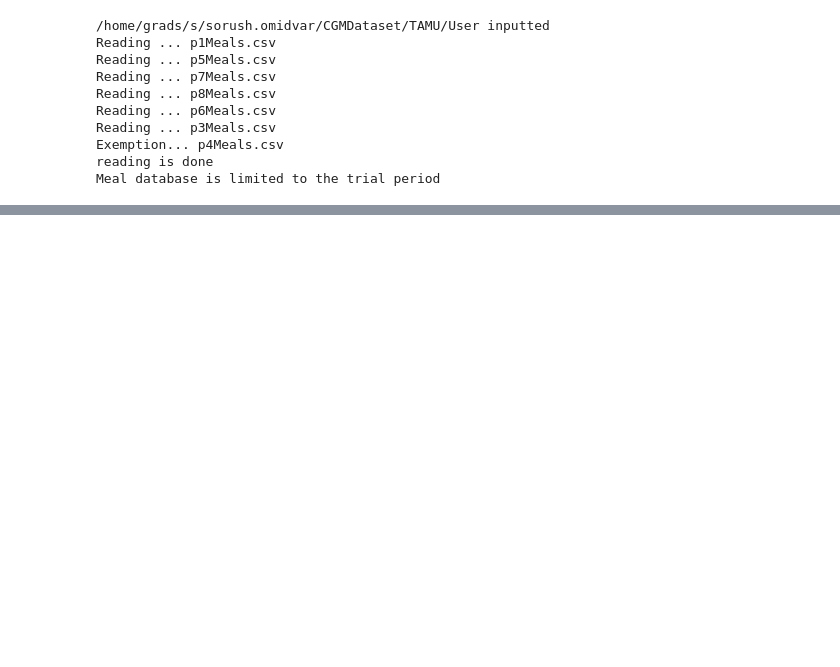
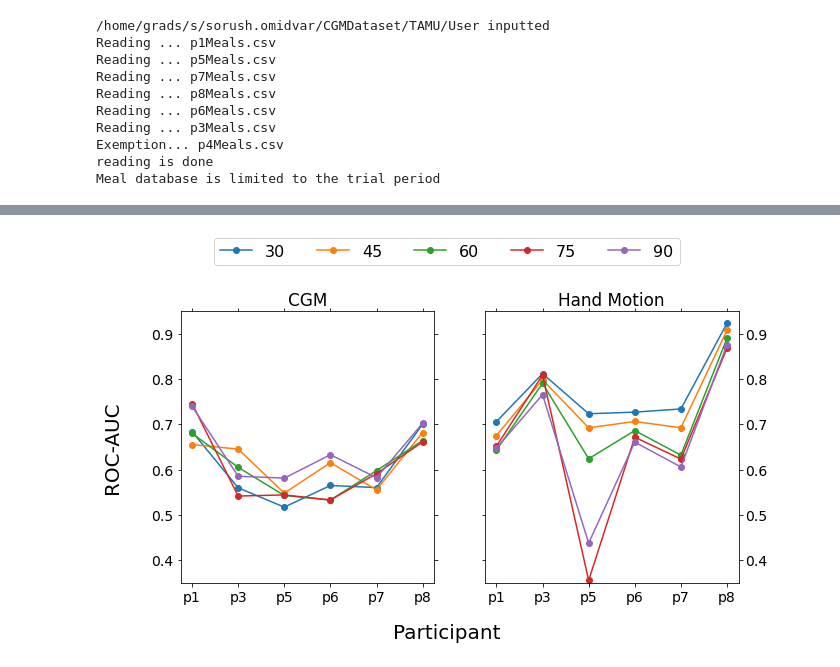
Before and after one commit to somidvar/STMI-CGM-Predictor, a Jupyter notebook: trialProcessor.ipynb, the cells around one changed output, grey strips where cells are left out. Cells and saved outputs as stored; diff of their text form; code cells hidden in the pictures; blank space fills up the shorter version.

Commit message:
Major: The code is finalized and ready to be hand off

```diff
--- a/trialProcessor.ipynb
+++ b/trialProcessor.ipynb
@@ -1396,23 +1472,49 @@ def metricSummarizer(metricName):
 # plt.figure(figsize=(15,15))
 # plt.bar(x,y)
 # plt.xticks(x, rotation='vertical')
-# %%
-sensors=['CGM','HR','Motion','Temperature','EDA']
-for sensor in sensors:
-    # dfAnalytics=pd.read_excel('/home/grads/s/sorush.omidvar/STMI-CGM-Predictor/BigWindowAnalytics.xlsx')
-    dfAnalytics=pd.read_excel('/home/grads/s/sorush.omidvar/STMI-CGM-Predictor/SmallWindowAnalytics.xlsx')
-    dfAnalytics=dfAnalytics[dfAnalytics['Combination']==sensor]
-    pd.pivot_table(dfAnalytics.reset_index(),
-               index='Participant', columns='Window', values='ROC-AUC'
-              ).plot(subplots=False,title=sensor)
-    dfAnalytics.groupby(["Window"], as_index=False).mean()
-# %%
-sensors=['CGM']
-for sensor in sensors:
-    dfAnalytics=pd.read_excel('/home/grads/s/sorush.omidvar/STMI-CGM-Predictor/BigWindowAnalytics.xlsx')
-    # dfAnalytics=pd.read_excel('/home/grads/s/sorush.omidvar/STMI-CGM-Predictor/SmallWindowAnalytics.xlsx')
-    dfAnalytics=dfAnalytics[dfAnalytics['Combination']==sensor]
-    pd.pivot_table(dfAnalytics.reset_index(),
-               index='Participant', columns='Window', values='PR-AUC'
-              ).plot(subplots=False,title=sensor)
-    dfAnalytics.groupby(["Window"], as_index=False).mean()
+# %%
+sensors=['CGM']
+fig,ax =  plt.subplots(1,2,figsize=(10,5))
+for sensor in sensors:
+    dfAnalytics=pd.read_excel('/home/grads/s/sorush.omidvar/STMI-CGM-Predictor/BigWindowAnalytics.xlsx')
+    # dfAnalytics=pd.read_excel('/home/grads/s/sorush.omidvar/STMI-CGM-Predictor/SmallWindowAnalytics.xlsx')
+    dfAnalytics=dfAnalytics[dfAnalytics['Combination']==sensor]
+    xData=dfAnalytics['Participant'].to_list()
+    yData=dfAnalytics['ROC-AUC'].to_list()
+    for counter in range(5):
+        ax[0].plot(xData[0+counter*6:(counter+1)*6],yData[0+counter*6:(counter+1)*6],marker='o')
+    ax[0].title.set_text(sensor)
+# sensors=['CGM','HR','Motion','Temperature','EDA']
+# ax[0].legend(loc='upper center',title="")
+# ax[0].get_legend().remove()
+ax[0].set_ylim([0.35,0.95])
+ax[0].set_xlabel('',fontsize=20)
+ax[0].set_ylabel('ROC-AUC',fontsize=20)
+ax[0].yaxis.set_label_coords(-0.23, 0.5)
+ax[0].tick_params(top=True, right=True)
+
+sensors=['Motion']
+for sensor in sensors:
+    # dfAnalytics=pd.read_excel('/home/grads/s/sorush.omidvar/STMI-CGM-Predictor/BigWindowAnalytics.xlsx')
+    dfAnalytics=pd.read_excel('/home/grads/s/sorush.omidvar/STMI-CGM-Predictor/SmallWindowAnalytics.xlsx')
+    dfAnalytics=dfAnalytics[dfAnalytics['Combination']==sensor]
+    xData=dfAnalytics['Participant'].to_list()
+    yData=dfAnalytics['ROC-AUC'].to_list()
+    for counter in range(5):
+        ax[1].plot(xData[0+counter*6:(counter+1)*6],yData[0+counter*6:(counter+1)*6],marker='o')
+    ax[1].title.set_text('Hand Motion')
+    # pd.pivot_table(dfAnalytics.reset_index(),
+    #            index='Participant', columns='Window', values='ROC-AUC'
+    #           ).plot(subplots=False,title=sensor,ax=ax[1],style='-x')
+ax[1].yaxis.set_label_position("right")
+ax[1].yaxis.tick_right()
+ax[1].set_ylim([0.35,0.95])
+ax[1].set_xlabel('Participant',fontsize=20)
+
+ax[1].xaxis.set_label_coords(-0.15, -0.15)
+ax[1].legend([30,45,60,75,90],loc='upper center', bbox_to_anchor=(-0.15, 1.3),ncol=5,fontsize=16)
+ax[1].tick_params(top=True, left=True)
+
+fig.savefig(os.path.join(addDataPrefix,'Results0-UserEnd','WindowSize.png'),dpi=1200, bbox_inches='tight')
+# %% [output]
+[figure, added]
```
Also changed, not shown: parts of 4 cells of this notebook, 2 other files.
